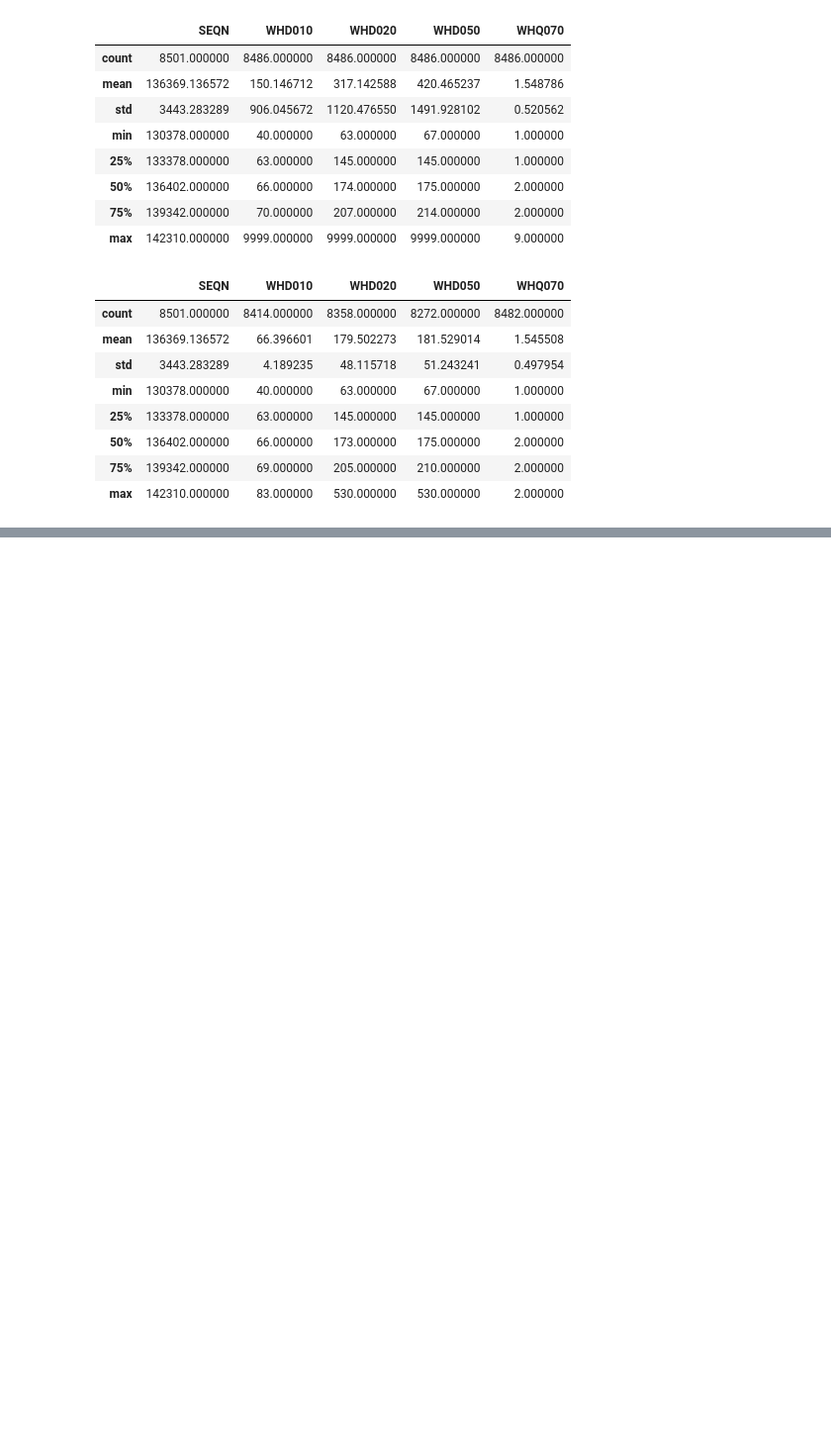
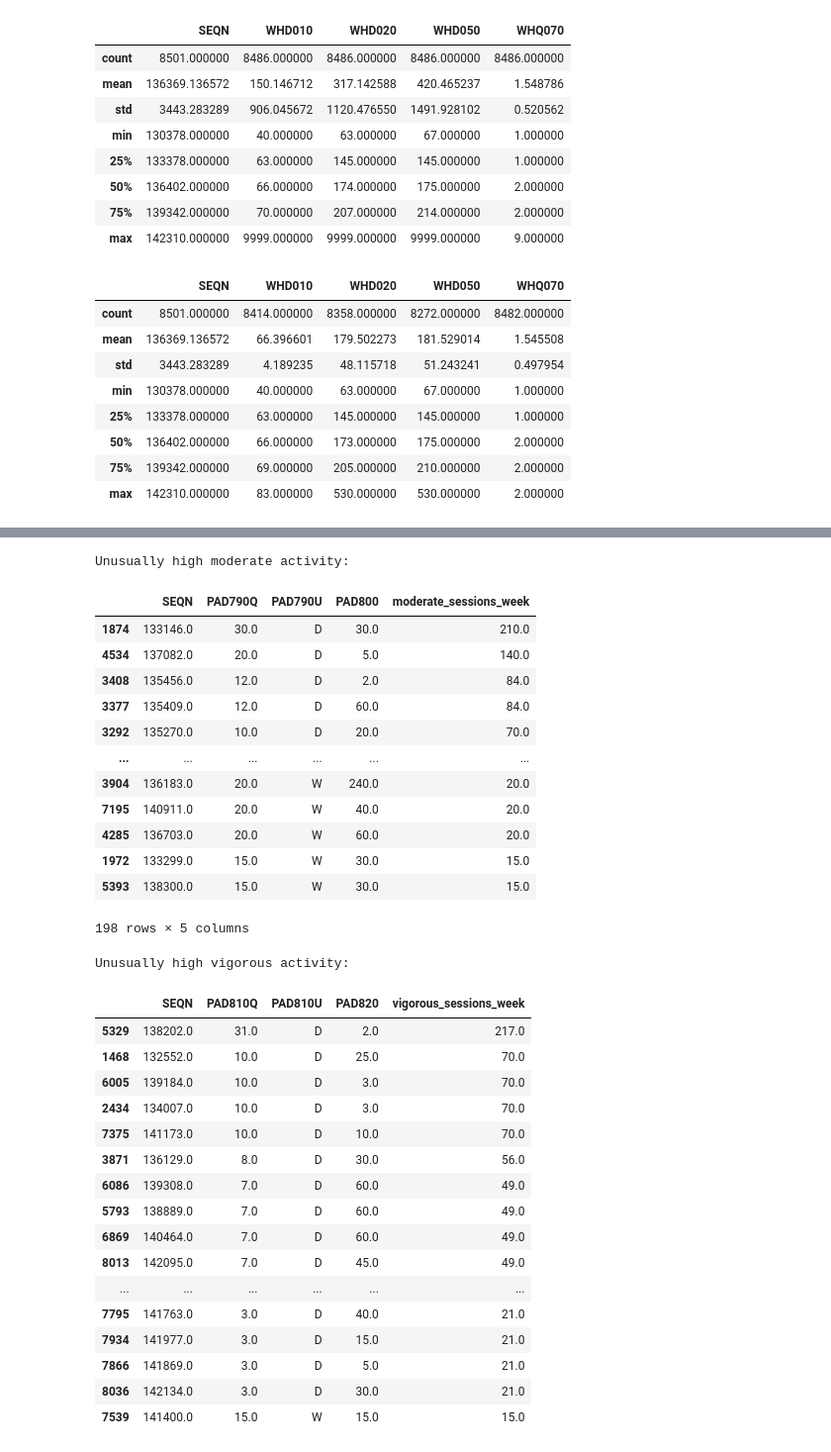
Before and after one commit to willcole2/nhanes-project, a Jupyter notebook: nhanes_exploration.ipynb, the cells around one changed output, grey strips where cells are left out. Shown at 99% size. Drawn from its saved outputs; the diff is of its cells as text; code cells hidden in the pictures; blank space fills up the shorter version.

```diff
--- a/nhanes_exploration.ipynb
+++ b/nhanes_exploration.ipynb
@@ -71,0 +256,10 @@ whq_clean.describe()
+# %%
+# Examine special response codes for activity duration
+
+for col in ["PAD800", "PAD820"]:
+    print(f"\n{col}:")
+    print("Refused (7777):", (paq_clean[col] == 7777).sum())
+    print("Don't know (9999):", (paq_clean[col] == 9999).sum())
+    print("Missing:", paq_clean[col].isna().sum())
+    print("Minimum:", paq_clean[col].min())
+    print("Maximum:", paq_clean[col].max())
@@ -71,0 +280,10 @@ whq_clean.describe()
+# %%
+# Clean physical activity duration variables
+
+for col in ["PAD800", "PAD820"]:
+    paq_clean[col] = paq_clean[col].replace(
+        [7777, 9999], np.nan
+    )
+
+# Check the results
+paq_clean[["PAD800", "PAD820"]].describe()
@@ -71,0 +345,53 @@ whq_clean.describe()
+# %%
+# Examine participants reporting more than 14 activity occasions per week
+
+print("Unusually high moderate activity:")
+display(
+    paq_clean.loc[
+        paq_clean["moderate_sessions_week"] > 14,
+        ["SEQN", "PAD790Q", "PAD790U",
+         "PAD800", "moderate_sessions_week"]
+    ].sort_values("moderate_sessions_week", ascending=False)
+)
+
+print("Unusually high vigorous activity:")
+display(
+    paq_clean.loc[
+        paq_clean["vigorous_sessions_week"] > 14,
+        ["SEQN", "PAD810Q", "PAD810U",
+         "PAD820", "vigorous_sessions_week"]
+    ].sort_values("vigorous_sessions_week", ascending=False)
+)
+# %% [output]
+Unusually high moderate activity:
+|  | SEQN | PAD790Q | PAD790U | PAD800 | moderate_sessions_week |
+| 1874 | 133146.0 | 30.0 | D | 30.0 | 210.0 |
+| 4534 | 137082.0 | 20.0 | D | 5.0 | 140.0 |
+| 3408 | 135456.0 | 12.0 | D | 2.0 | 84.0 |
+| 3377 | 135409.0 | 12.0 | D | 60.0 | 84.0 |
+| 3292 | 135270.0 | 10.0 | D | 20.0 | 70.0 |
+| ... | ... | ... | ... | ... | ... |
+| 3904 | 136183.0 | 20.0 | W | 240.0 | 20.0 |
+| 7195 | 140911.0 | 20.0 | W | 40.0 | 20.0 |
+| 4285 | 136703.0 | 20.0 | W | 60.0 | 20.0 |
+| 1972 | 133299.0 | 15.0 | W | 30.0 | 15.0 |
+| 5393 | 138300.0 | 15.0 | W | 30.0 | 15.0 |
+198 rows × 5 columns
+Unusually high vigorous activity:
+|  | SEQN | PAD810Q | PAD810U | PAD820 | vigorous_sessions_week |
+| 5329 | 138202.0 | 31.0 | D | 2.0 | 217.0 |
+| 1468 | 132552.0 | 10.0 | D | 25.0 | 70.0 |
+| 6005 | 139184.0 | 10.0 | D | 3.0 | 70.0 |
+| 2434 | 134007.0 | 10.0 | D | 3.0 | 70.0 |
+| 7375 | 141173.0 | 10.0 | D | 10.0 | 70.0 |
+| 3871 | 136129.0 | 8.0 | D | 30.0 | 56.0 |
+| 6086 | 139308.0 | 7.0 | D | 60.0 | 49.0 |
+| 5793 | 138889.0 | 7.0 | D | 60.0 | 49.0 |
+| 6869 | 140464.0 | 7.0 | D | 60.0 | 49.0 |
+| 8013 | 142095.0 | 7.0 | D | 45.0 | 49.0 |
+| ... | ... | ... | ... | ... | ... |
+| 7795 | 141763.0 | 3.0 | D | 40.0 | 21.0 |
+| 7934 | 141977.0 | 3.0 | D | 15.0 | 21.0 |
+| 7866 | 141869.0 | 3.0 | D | 5.0 | 21.0 |
+| 8036 | 142134.0 | 3.0 | D | 30.0 | 21.0 |
+| 7539 | 141400.0 | 15.0 | W | 15.0 | 15.0 |
```
Also changed, not shown: parts of 19 cells of this notebook, 1 other file.
